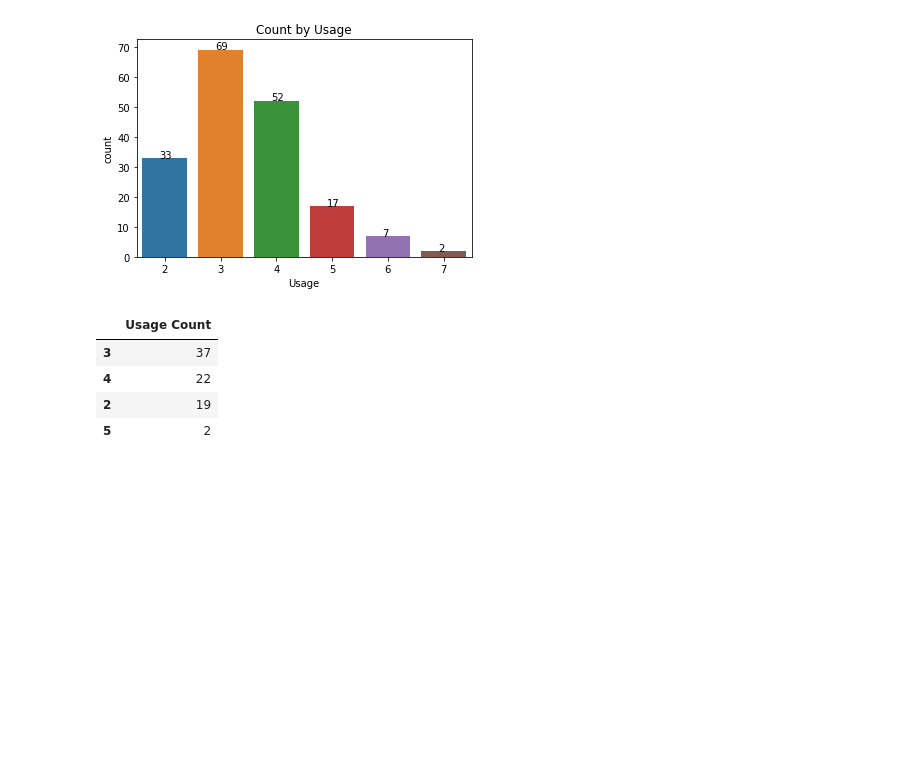
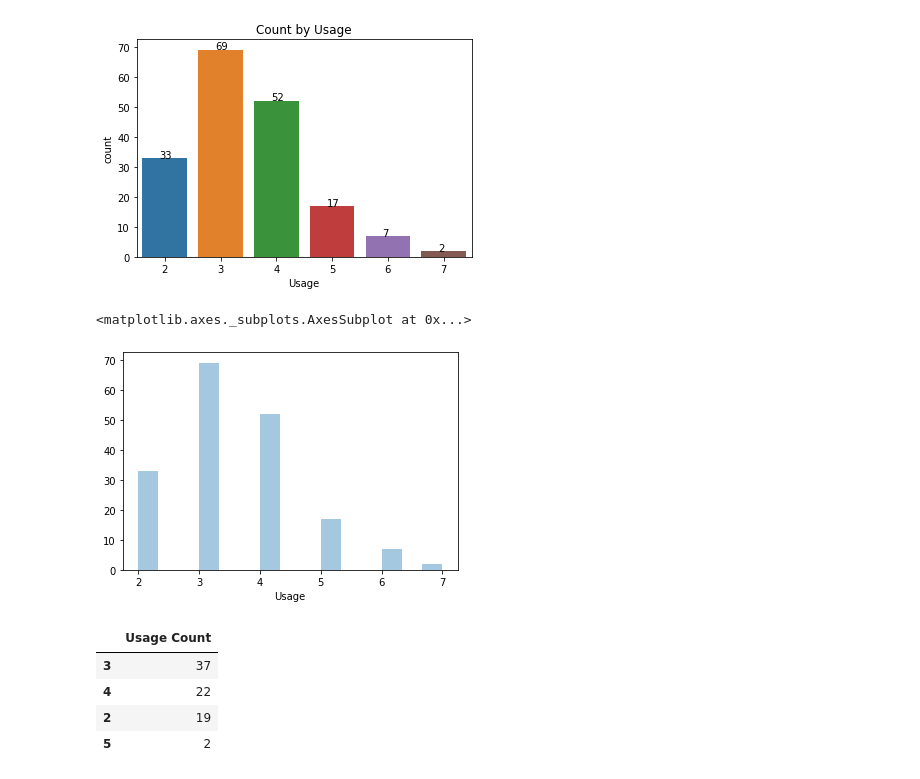
Before and after one commit to pkmariya/Python, a Jupyter notebook: AerofitCaseStudy_Mariya_DSMLJune22.ipynb, the cells around one changed output. Drawn from its saved outputs; the diff is of its cells as text; code cells hidden in the pictures; blank space fills up the shorter version.

```diff
--- a/AerofitCaseStudy_Mariya_DSMLJune22.ipynb
+++ b/AerofitCaseStudy_Mariya_DSMLJune22.ipynb
@@ -258,6 +258,12 @@ plt.title('Count by Usage')
 plt.show()
 # %% [output]
 [figure]
+# %%
+usage_df = aero_df['Usage']
+sns.distplot(usage_df, kde=False)
+# %% [output]
+<matplotlib.axes._subplots.AxesSubplot at 0x...>
+[figure, added]
 # %%
 # KP281 Product by Usage
 KP1_Usage = {'Usage Count': aero_df[aero_df['Product']=='KP281']['Usage'].value_counts()}
```
Also changed, not shown: parts of 6 cells of this notebook.
